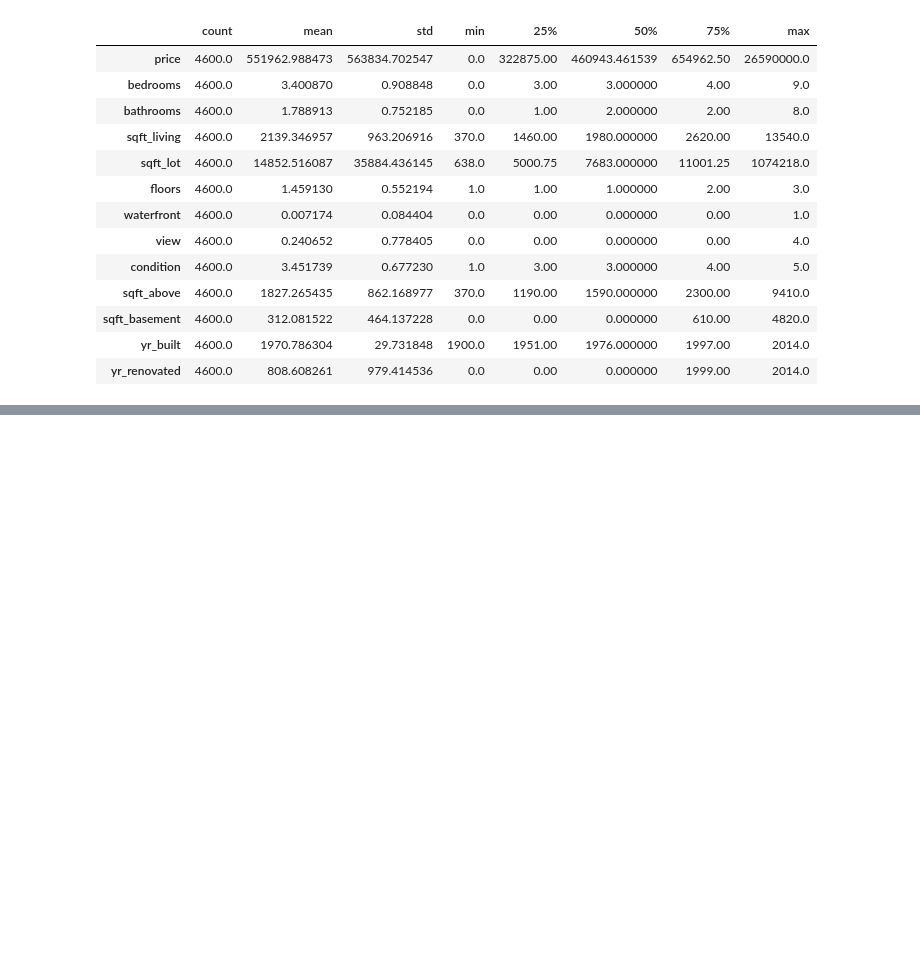
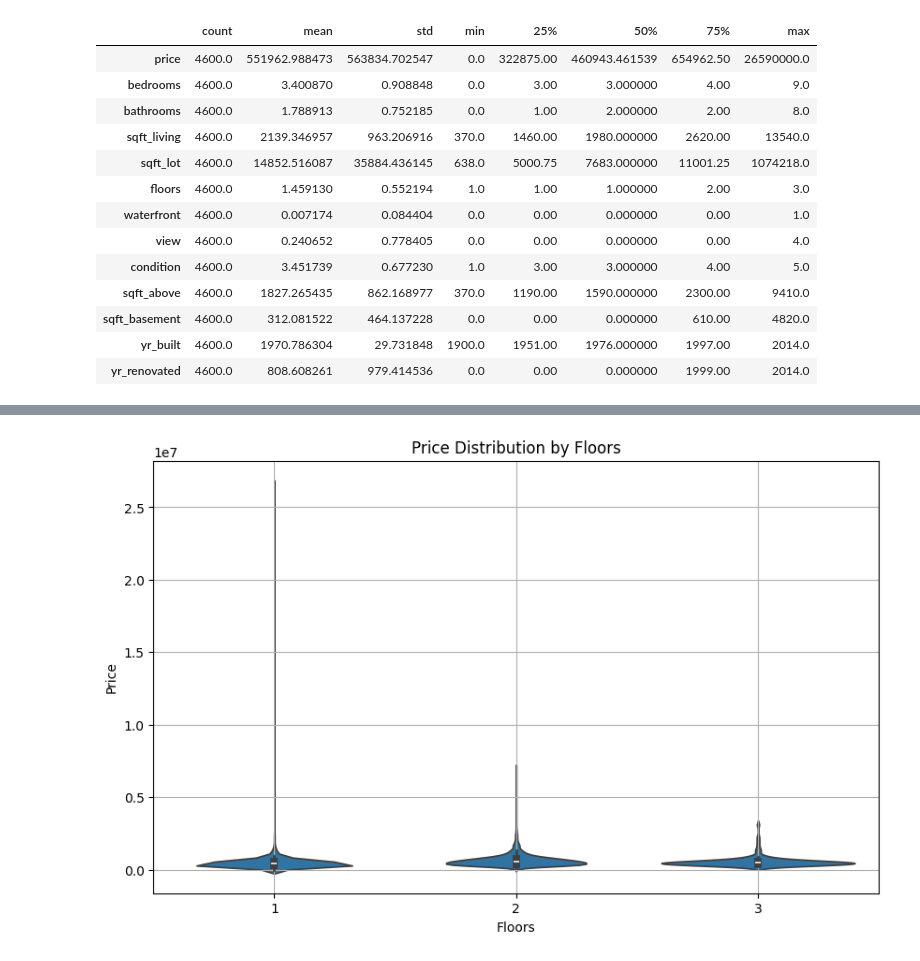
Before and after one commit to rabin20-04/ML-Algorithms, a Jupyter notebook: house_price_prediction.ipynb, the cells around one changed output, grey strips where cells are left out. Saved outputs shown, nothing was run; the diff lists cells and outputs as text; code cells hidden in the pictures; blank space fills up the shorter version.

```diff
--- a/house_price_prediction.ipynb
+++ b/house_price_prediction.ipynb
@@ -165,0 +296,10 @@ We have 5 categorical features : ['date', 'street', 'city', 'statezip', 'country
+# %%
+plt.figure(figsize=(10, 6))
+sns.violinplot(x='floors', y='price', data=df)
+plt.title('Price Distribution by Floors')
+plt.xlabel('Floors')
+plt.ylabel('Price')
+plt.grid(True)
+plt.show()
+# %% [output]
+[figure, added]
```
Also changed, not shown: parts of 46 cells of this notebook.
